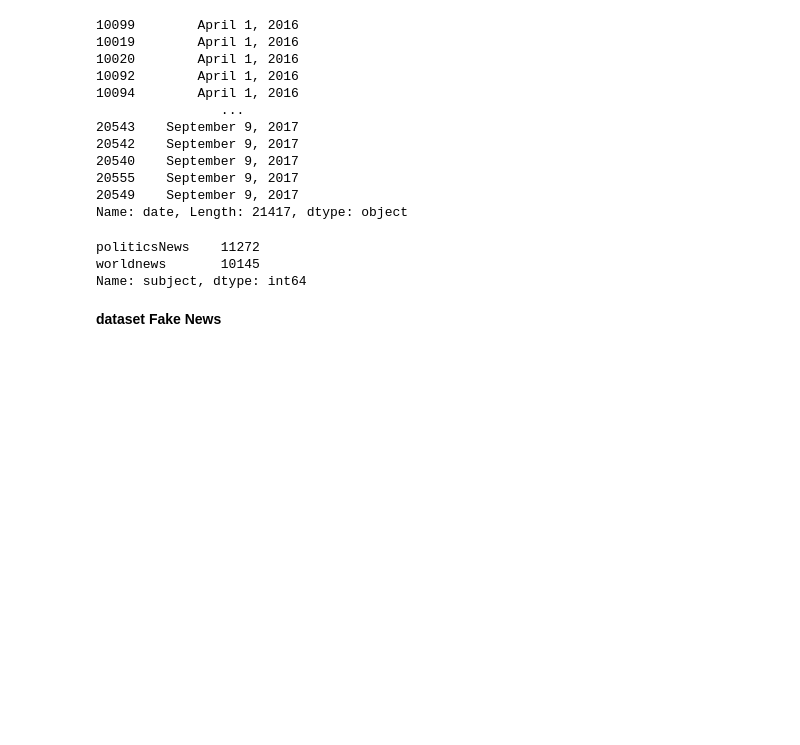
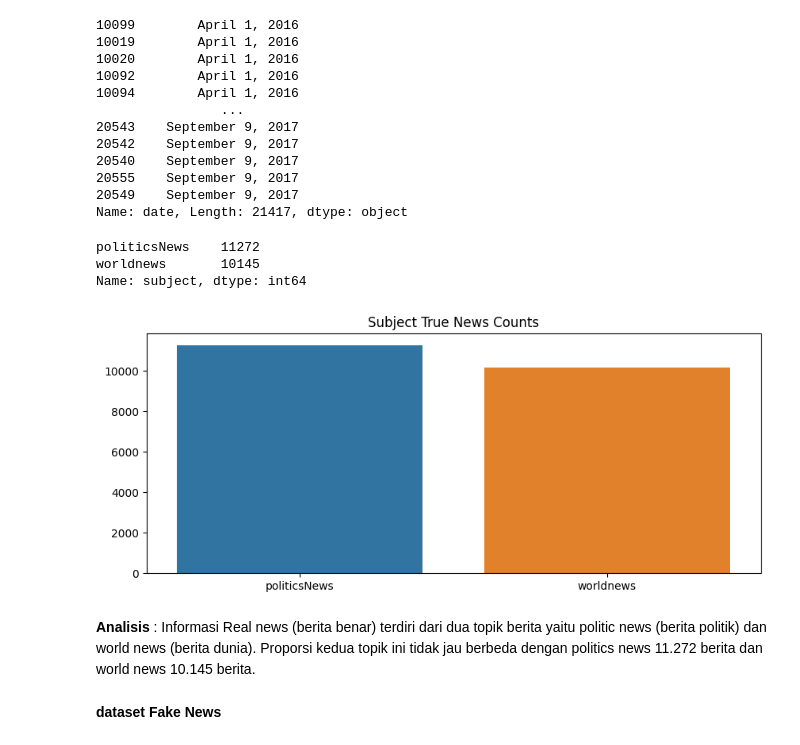
Before and after one commit to muhammadefan/DTS-Final-Assignment, a Jupyter notebook: fake_news_detection.ipynb, the cells around one changed output. Cells and saved outputs as stored; diff of their text form; code cells hidden in the pictures; blank space fills up the shorter version.

```diff
--- a/fake_news_detection.ipynb
+++ b/fake_news_detection.ipynb
@@ -66,3 +84,14 @@ Name: subject, dtype: int64
+# %%
+#true dataset subject value counts
+true_subject_counts = df_true.subject.value_counts()
+#true subject count visualization
+plt.figure(figsize=(10,4), dpi=100)
+sns.barplot(x = true_subject_counts.index, y=true_subject_counts.values)
+plt.title('Subject True News Counts');
+# %% [output]
+[figure, added]
+# %% [markdown]
+**Analisis** : Informasi Real news (berita benar) terdiri dari dua topik berita yaitu politic news (berita politik) dan world news (berita dunia). Proporsi kedua topik ini tidak jau berbeda dengan politics news 11.272 berita dan world news 10.145 berita.
 # %% [markdown]
 **dataset Fake News**
 # %%
```
Also changed, not shown: parts of 21 cells of this notebook.
